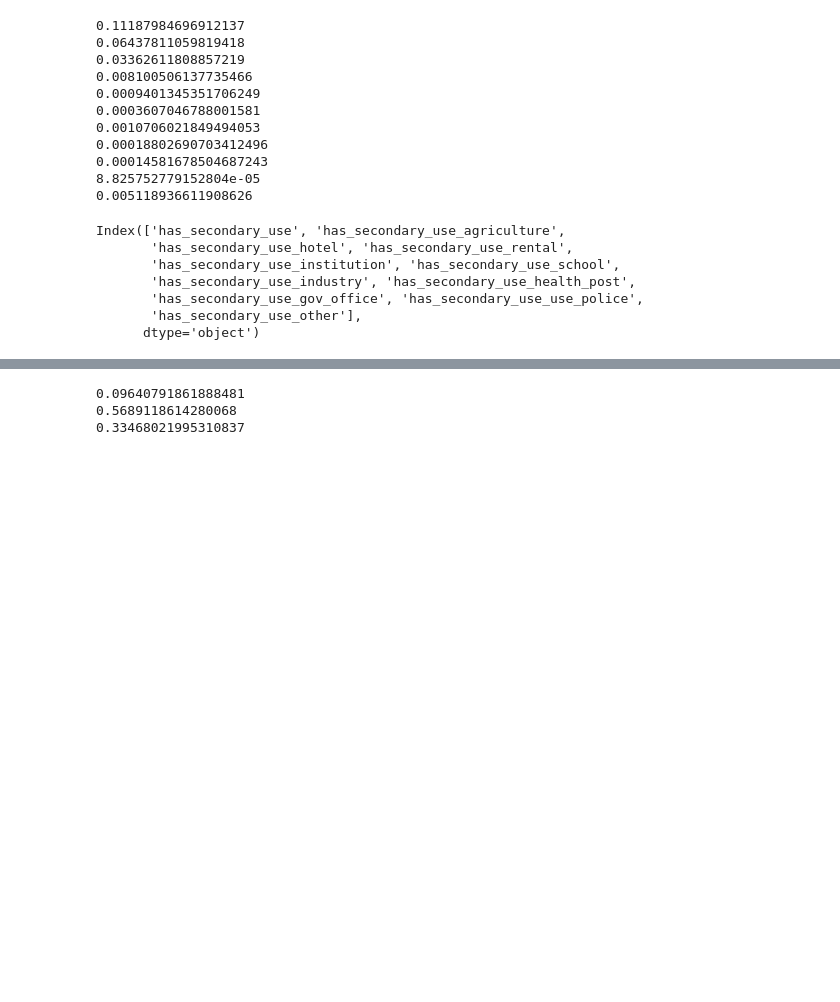
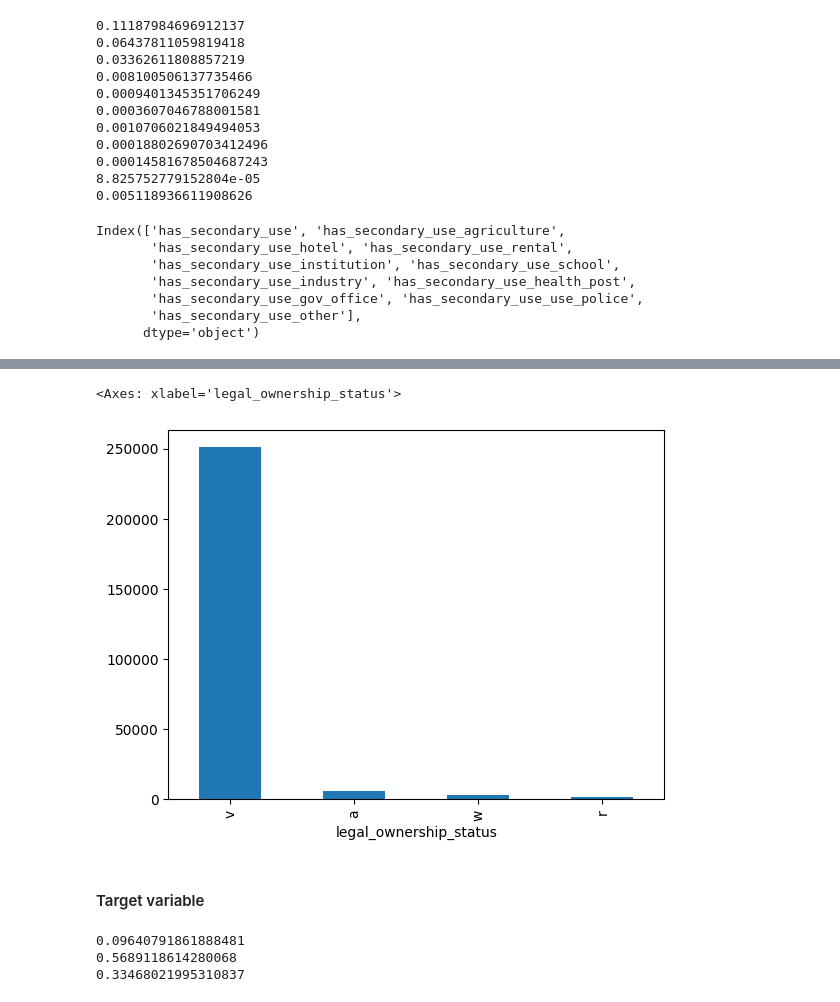
Before and after one commit to SE-Nie/DSR_competition, a Jupyter notebook: notebooks/20231005_Leo_EDA.ipynb, the cells around one changed output, grey strips where cells are left out. Drawn from its saved outputs; the diff is of its cells as text; code cells hidden in the pictures; blank space fills up the shorter version.

```diff
--- a/notebooks/20231005_Leo_EDA.ipynb
+++ b/notebooks/20231005_Leo_EDA.ipynb
@@ -129,3 +136,10 @@ for i in df.columns:
+# %%
+df.loc[:,"legal_ownership_status"].value_counts().plot(kind="bar")
+# %% [output]
+<Axes: xlabel='legal_ownership_status'>
+[figure, added]
+# %% [markdown]
+#### Target variable
 # %%
 df_target = pd.read_csv("../data/raw/train_labels.csv")
 # %%
```
Also changed, not shown: parts of 6 cells of this notebook, 1 other file.
